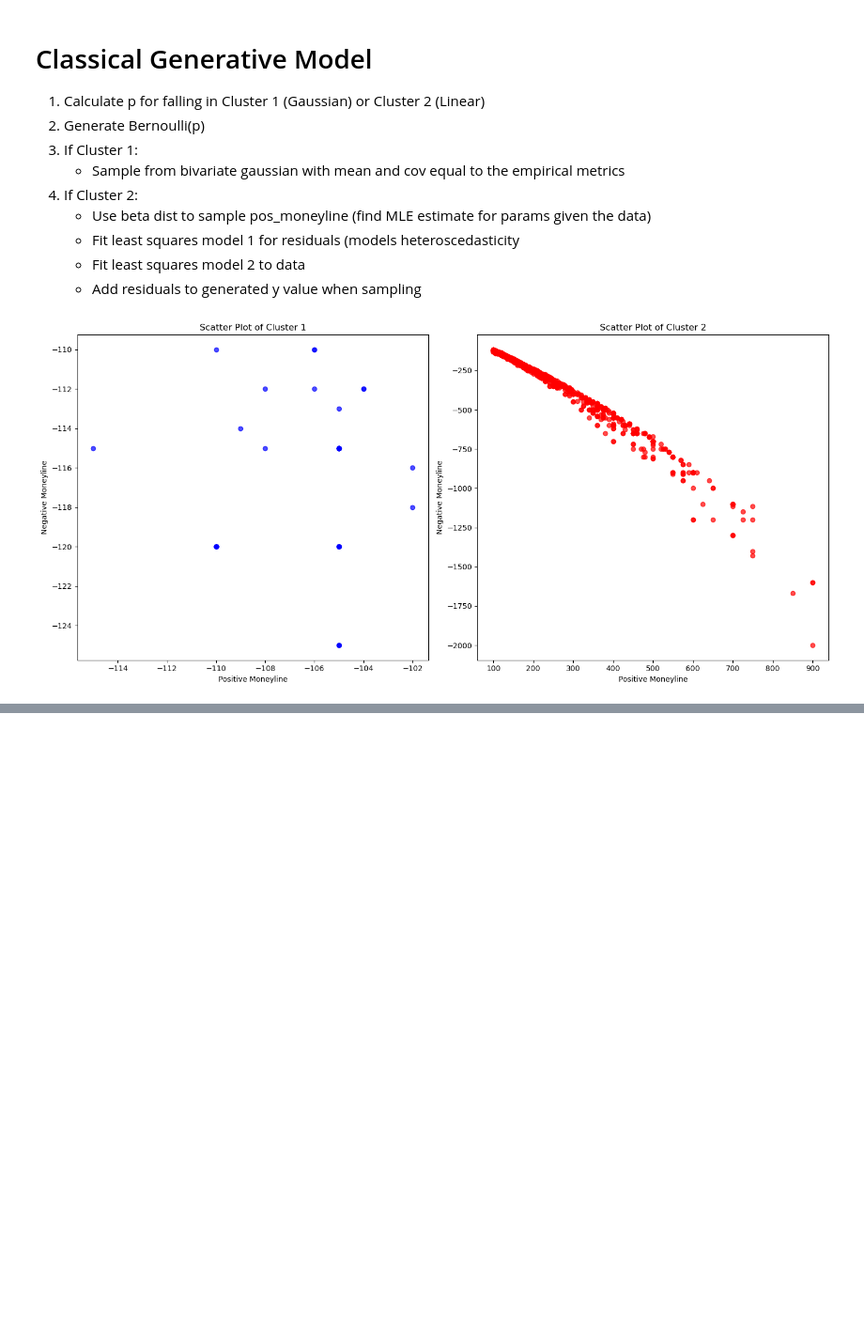
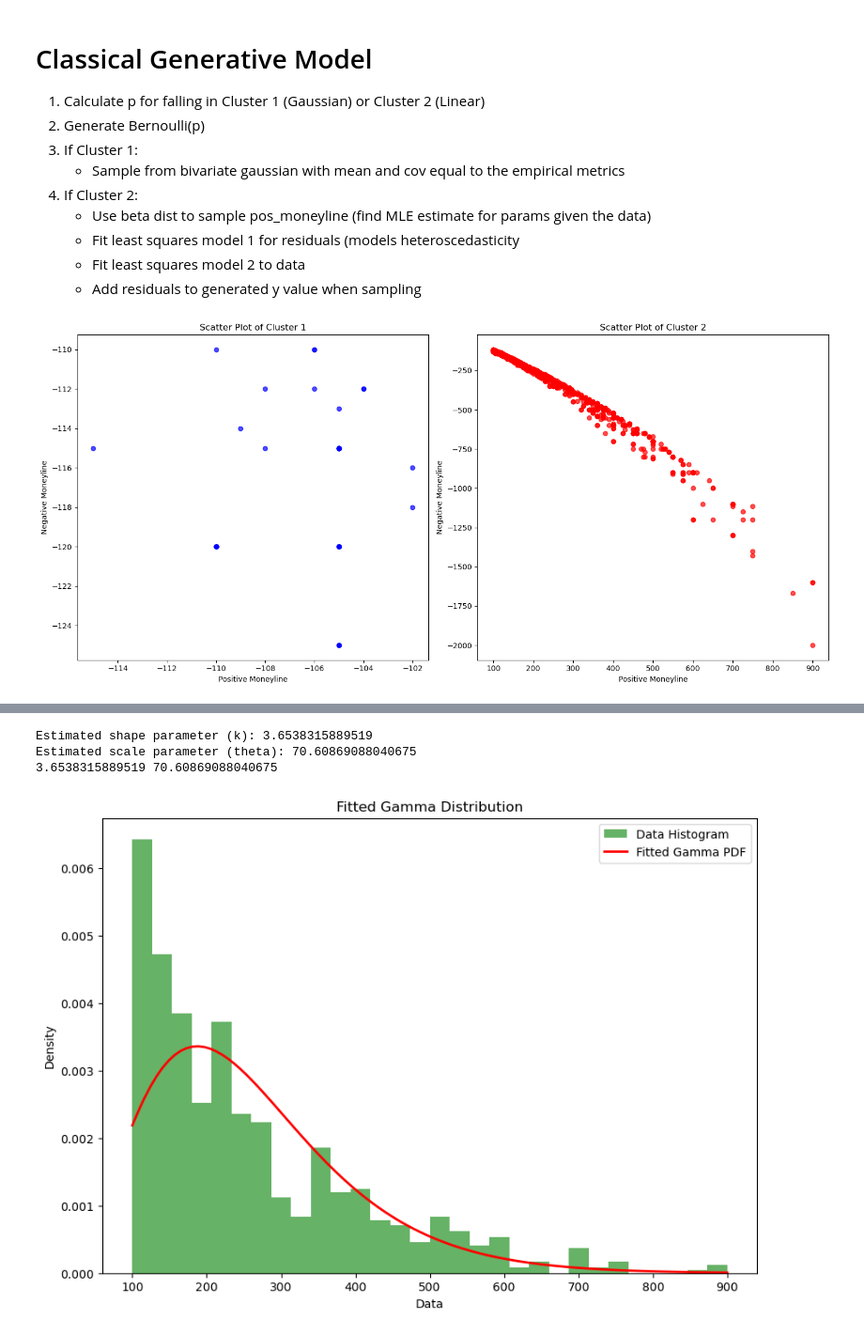
Before and after one commit to jakebirnbach/MoneyLineGANs, a Jupyter notebook: ML Models/stat_model.ipynb, the cells around one changed output, grey strips where cells are left out. Shown: that part at 94% size. Saved outputs shown, nothing was run; the diff lists cells and outputs as text; code cells hidden in the pictures; blank space fills up the shorter version.

```diff
--- a/ML Models/stat_model.ipynb
+++ b/ML Models/stat_model.ipynb
@@ -162,0 +253,80 @@ plt.show()
+# %%
+from scipy.optimize import minimize
+import scipy.special as sp
+from scipy.stats import gamma as gamma_dist
+
+# Assume gamma_data is defined as m1.c2_data[:, 0]
+# For example:
+# gamma_data = m1.c2_data[:, 0]
+
+# Define the negative log-likelihood (NLL) for the Gamma distribution.
+def negative_log_likelihood(k, data):
+    # k comes as an array from minimize, so extract the scalar.
+    k = k[0]
+    # Return infinity if k is not positive (to enforce k > 0)
+    if k <= 0:
+        return np.inf
+
+    n = len(data)
+    x_bar = np.mean(data)
+    # Scale parameter theta is defined as mean(x) / k
+    theta = x_bar / k
+
+    # Gamma log-likelihood:
+    #   L(k,theta) = (k - 1) * sum(log(data)) - sum(data)/theta - n*k*log(theta) - n*log(Gamma(k))
+    # Negative log-likelihood (we want to minimize it):
+    nll = -((k - 1) * np.sum(np.log(data))
+            - (np.sum(data) / theta)
+            - n * k * np.log(theta)
+            - n * sp.gammaln(k))
+    return nll
+
+def fit_gamma_MLEs(data):
+    # Initial guess for k using the method of moments
+    k_init_moment = (np.mean(data) ** 2) / np.var(data, ddof=1)
+
+    # Optimize the negative log-likelihood
+    result = minimize(
+        fun=negative_log_likelihood,
+        x0=[k_init_moment],
+        args=(data,),
+        method="L-BFGS-B",
+        bounds=[(0.01, None)]
+    )
+
+    # Extract the estimated shape parameter k
+    k_mle = result.x[0]
+    # Compute the scale parameter theta (theta = mean / k)
+    theta_mle = np.mean(data) / k_mle
+
+    return k_mle, theta_mle
+
+# Fit the Gamma MLE parameters
+k_mle, theta_mle = fit_gamma_MLEs(gamma_data)
+print("Estimated shape parameter (k):", k_mle)
+print("Estimated scale parameter (theta):", theta_mle)
+
+# Plotting: histogram of data with fitted Gamma PDF overlaid.
+plt.figure(figsize=(10, 7))
+
+# Plot a histogram of the data with density normalization
+count, bins, _ = plt.hist(gamma_data, bins=30, density=True, alpha=0.6, color='g', label='Data Histogram')
+
+# Generate x-values for plotting the gamma PDF
+x_values = np.linspace(gamma_data.min(), gamma_data.max(), 100)
+pdf_values = gamma_dist.pdf(x_values, a=k_mle, scale=theta_mle)
+print(k_mle, theta_mle)
+
+# Overlay the fitted Gamma PDF
+plt.plot(x_values, pdf_values, 'r-', lw=2, label='Fitted Gamma PDF')
+
+plt.title("Fitted Gamma Distribution")
+plt.xlabel("Data")
+plt.ylabel("Density")
+plt.legend()
+plt.show()
+# %% [output]
+Estimated shape parameter (k): 3.6538315889519
+Estimated scale parameter (theta): 70.60869088040675
+3.6538315889519 70.60869088040675
+[figure, added]
```
Also changed, not shown: parts of 10 cells of this notebook.
